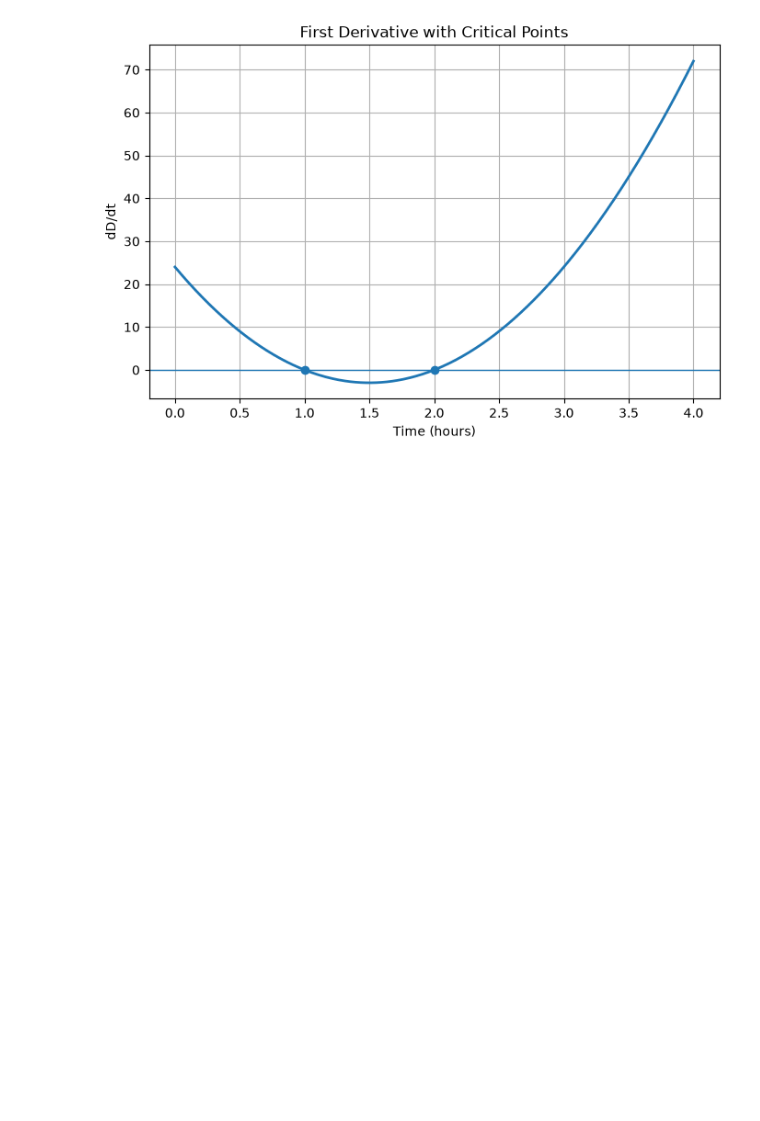
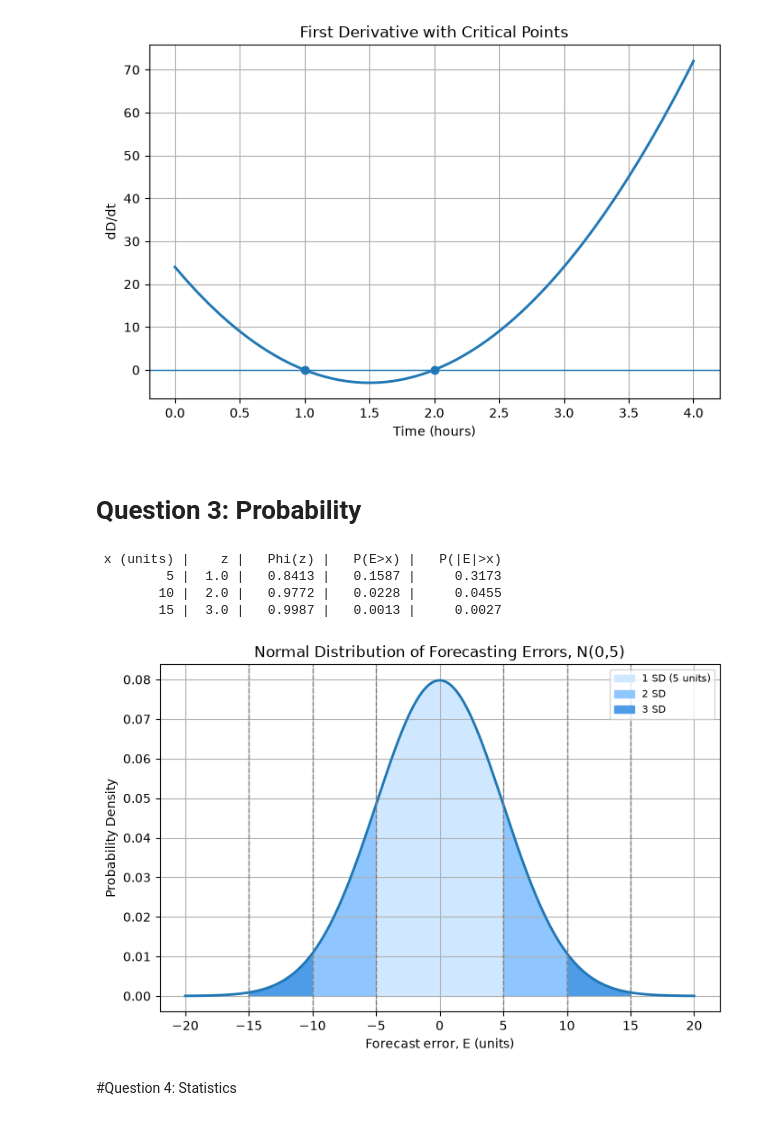
Before and after one commit to Mimi97-aqua/msc_projects, a Jupyter notebook: com7023/analysis.ipynb, the cells around one changed output. Drawn from its saved outputs; the diff is of its cells as text; code cells hidden in the pictures; blank space fills up the shorter version.

Commit message:
compute and visualize for probability

```diff
--- a/com7023/analysis.ipynb
+++ b/com7023/analysis.ipynb
@@ -154,3 +155,46 @@ plt.show()
 # %% [output]
 [figure]
 [figure]
+# %% [markdown]
+# Question 3: Probability
+# %%
+mu, sigma = 0, 5
+thresholds = [5, 10, 15]
+
+print(f"{'x (units)':>10} | {'z':>4} | {'Phi(z)':>8} | {'P(E>x)':>8} | {'P(|E|>x)':>10}")
+for x in thresholds:
+    z = x / sigma
+    phi = stats.norm.cdf(z)
+    one_tail = 1 - phi
+    two_tail = 2 * one_tail
+    print(f"{x:>10} | {z:>4.1f} | {phi:>8.4f} | {one_tail:>8.4f} | {two_tail:>10.4f}")
+# %% [output]
+ x (units) |    z |   Phi(z) |   P(E>x) |   P(|E|>x)
+         5 |  1.0 |   0.8413 |   0.1587 |     0.3173
+        10 |  2.0 |   0.9772 |   0.0228 |     0.0455
+        15 |  3.0 |   0.9987 |   0.0013 |     0.0027
+# %%
+x = np.linspace(-20, 20, 1000)
+pdf = stats.norm.pdf(x, mu, sigma)
+
+plt.figure(figsize=(8,5))
+plt.plot(x, pdf, linewidth=2, color='tab:blue')
+
+plt.fill_between(x, pdf, where=(x>=-5)&(x<=5), color='#cfe8ff', label='1 SD (5 units)')
+plt.fill_between(x, pdf, where=((x>5)&(x<=10))|((x<-5)&(x>=-10)), color='#8fc6ff', label='2 SD')
+plt.fill_between(x, pdf, where=((x>10)&(x<=15))|((x<-10)&(x>=-15)), color='#4c9ce8', label='3 SD')
+
+for k in [5,10,15]:
+    plt.axvline(k, linestyle='dashed', color='grey', linewidth=1)
+    plt.axvline(-k, linestyle='dashed', color='grey', linewidth=1)
+
+plt.xlabel("Forecast error, E (units)")
+plt.ylabel("Probability Density")
+plt.title("Normal Distribution of Forecasting Errors, N(0,5)")
+plt.legend(fontsize=8, loc='upper right')
+plt.grid(True)
+plt.show()
+# %% [output]
+[figure, added]
+# %% [markdown]
+#Question 4: Statistics
```
Also changed, not shown: parts of 1 cell of this notebook.
